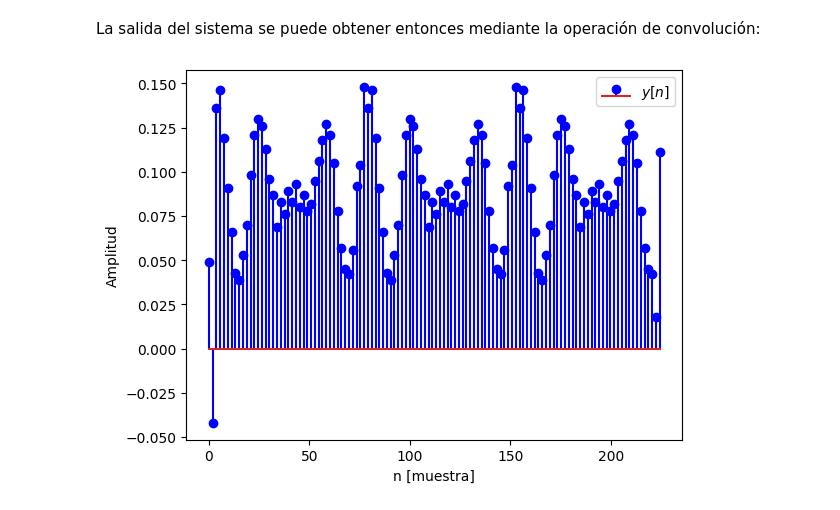
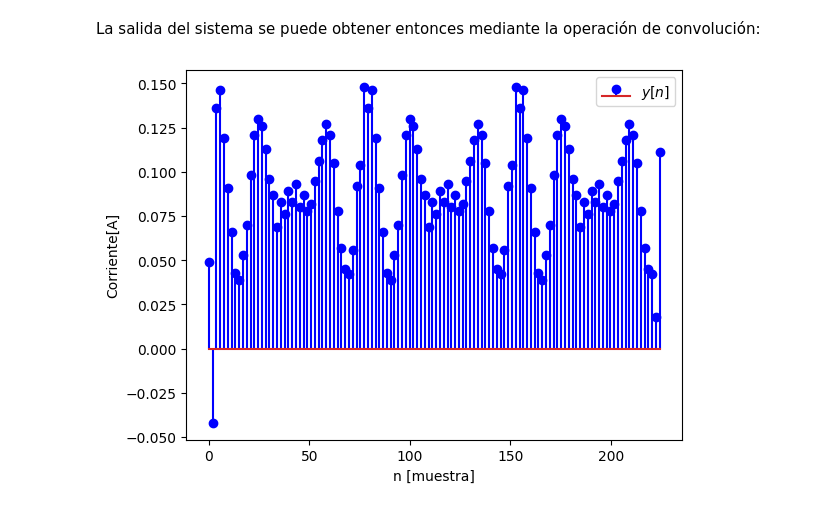
Before and after one commit to Jacobmunoz88/se-ales-y-sistemas, a Jupyter notebook: Parcial_1.ipynb, the cells around one changed output. Drawn from its saved outputs; the diff is of its cells as text; code cells hidden in the pictures.

```diff
--- a/Parcial_1.ipynb
+++ b/Parcial_1.ipynb
@@ -130,11 +130,11 @@ La salida del sistema se puede obtener entonces mediante la operación de convol
 # %%
 y = np.convolve(xq,h,mode='same')#respuesta del slit
 
 #graficar señal
 plt.stem(t,y,'b',label='$y[n]$')
 plt.legend()
 plt.xlabel('n [muestra]')
-plt.ylabel('Amplitud')
+plt.ylabel('Corriente[A]')
 plt.show()
 # %% [output]
-[figure, old version]
+[figure, new version]
```
Also changed, not shown: parts of 2 cells of this notebook.
